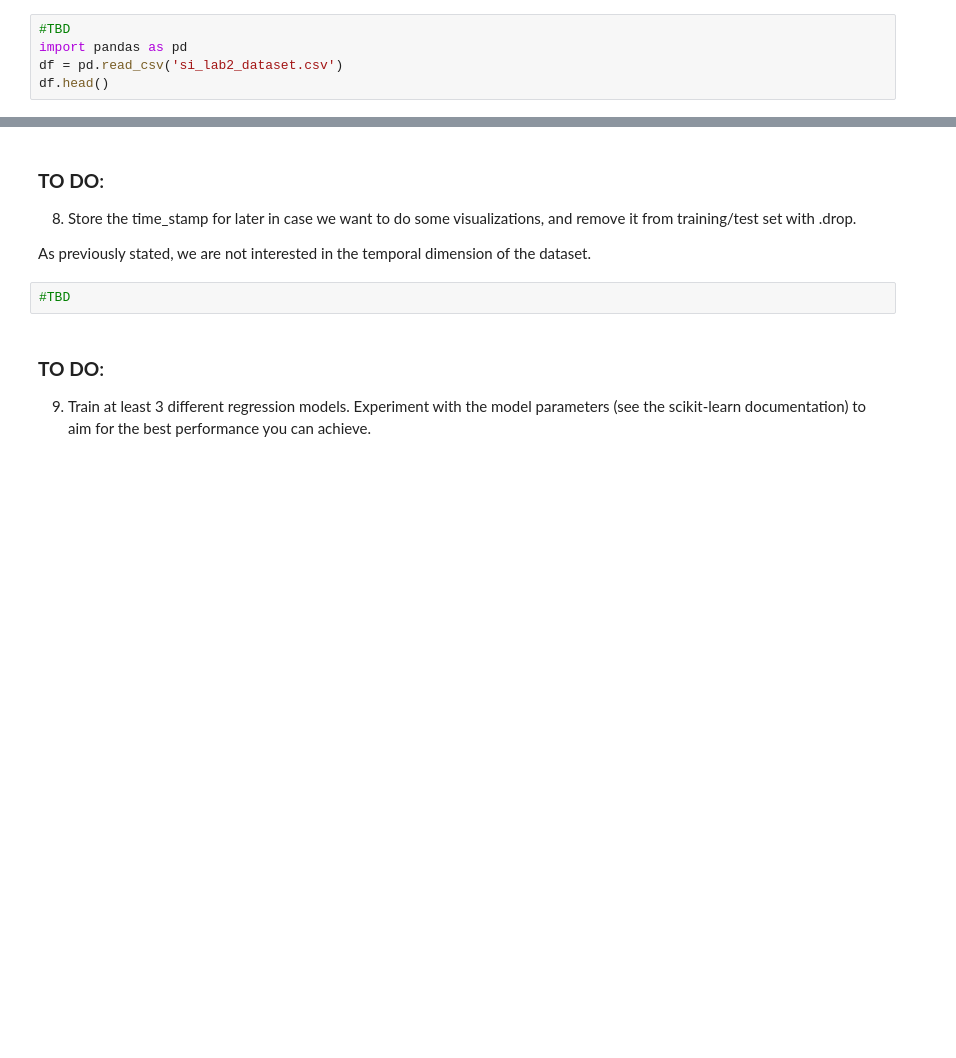
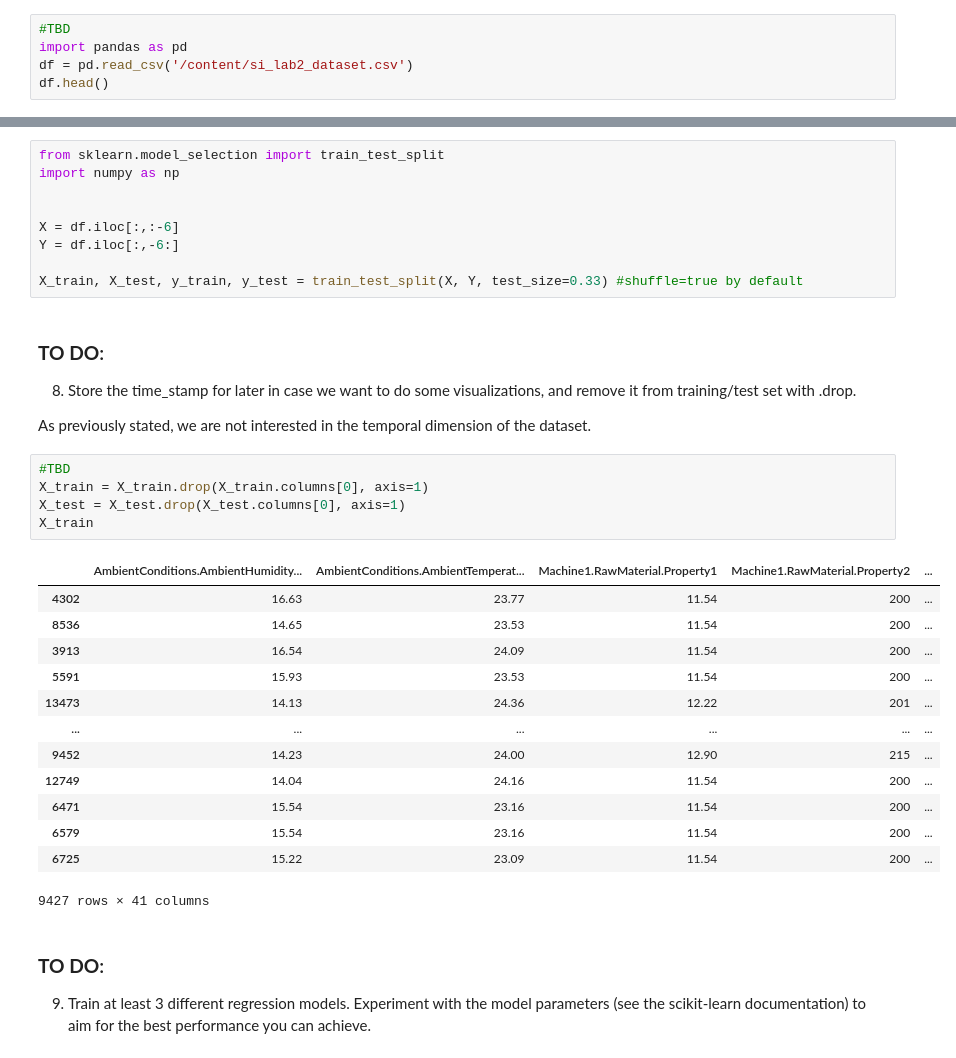
Before and after one commit to jpd-oliveira/SI-Lab-2, a Jupyter notebook: SI_Lab2_20_21.ipynb, the cells around one changed output, grey strips where cells are left out. Saved outputs shown, nothing was run; the diff lists cells and outputs as text; blank space fills up the shorter version.

```diff
--- a/SI_Lab2_20_21.ipynb
+++ b/SI_Lab2_20_21.ipynb
@@ -72,7 +79,7 @@ Please refer to the lab staff for additional info regarding possible additional
 # %%
 #TBD
 import pandas as pd
-df = pd.read_csv('si_lab2_dataset.csv')
+df = pd.read_csv('/content/si_lab2_dataset.csv')
 df.head()
 # %% [output]
 |  | time_stamp | AmbientConditions.AmbientHumidity... | AmbientConditions.AmbientTemperat... | Machine1.RawMaterial.Property1 | Machine1.RawMaterial.Property2 | ... |
@@ -206,10 +216,36 @@ def evaluate_regressor(name, y_test, y_pred):
+# %%
+from sklearn.model_selection import train_test_split
+import numpy as np
+
+
+X = df.iloc[:,:-6]
+Y = df.iloc[:,-6:]
+
+X_train, X_test, y_train, y_test = train_test_split(X, Y, test_size=0.33) #shuffle=true by default
 # %% [markdown]
 ### **TO DO**:
 8) Store the time_stamp for later in case we want to do some visualizations, and remove it from training/test set with .drop.
 
 As previously stated, we are not interested in the temporal dimension of the dataset.
-# %%
-#TBD
+# %%
+#TBD
+X_train = X_train.drop(X_train.columns[0], axis=1)
+X_test = X_test.drop(X_test.columns[0], axis=1)
+X_train
+# %% [output]
+|  | AmbientConditions.AmbientHumidity... | AmbientConditions.AmbientTemperat... | Machine1.RawMaterial.Property1 | Machine1.RawMaterial.Property2 | ... |
+| 4302 | 16.63 | 23.77 | 11.54 | 200 | ... |
+| 8536 | 14.65 | 23.53 | 11.54 | 200 | ... |
+| 3913 | 16.54 | 24.09 | 11.54 | 200 | ... |
+| 5591 | 15.93 | 23.53 | 11.54 | 200 | ... |
+| 13473 | 14.13 | 24.36 | 12.22 | 201 | ... |
+| ... | ... | ... | ... | ... | ... |
+| 9452 | 14.23 | 24.00 | 12.90 | 215 | ... |
+| 12749 | 14.04 | 24.16 | 11.54 | 200 | ... |
+| 6471 | 15.54 | 23.16 | 11.54 | 200 | ... |
+| 6579 | 15.54 | 23.16 | 11.54 | 200 | ... |
+| 6725 | 15.22 | 23.09 | 11.54 | 200 | ... |
+9427 rows × 41 columns
 # %% [markdown]
 ### **TO DO**:
 
```
Also changed, not shown: parts of 12 cells of this notebook.
